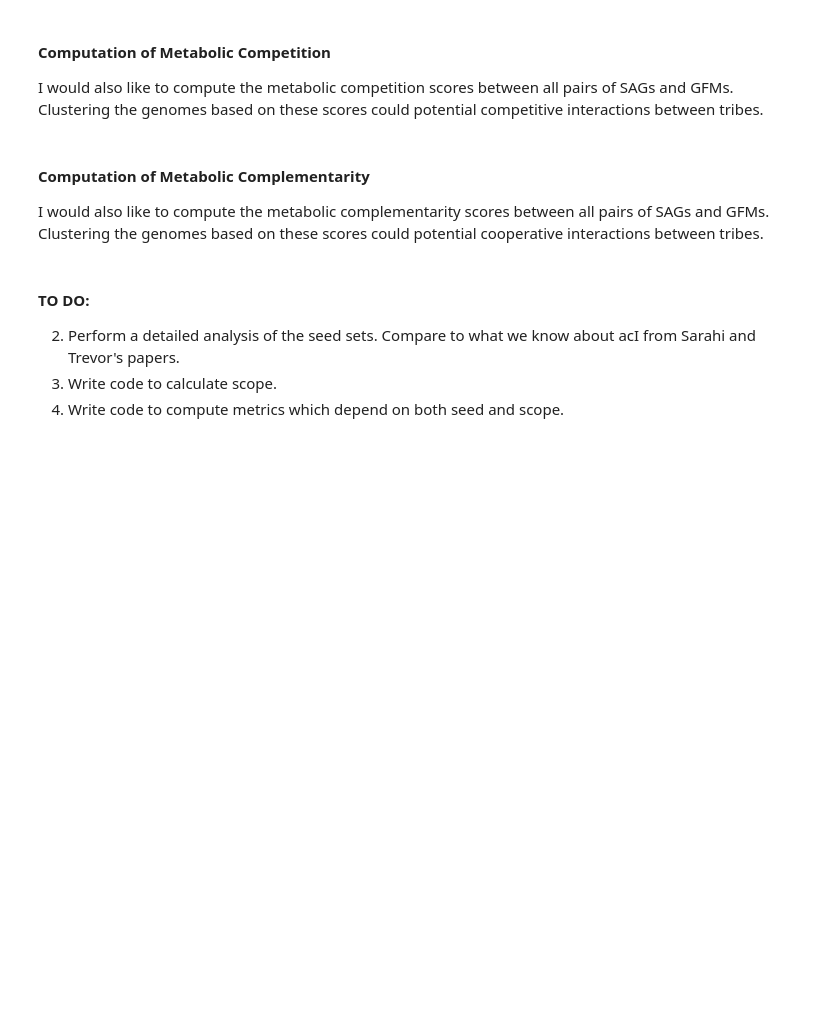
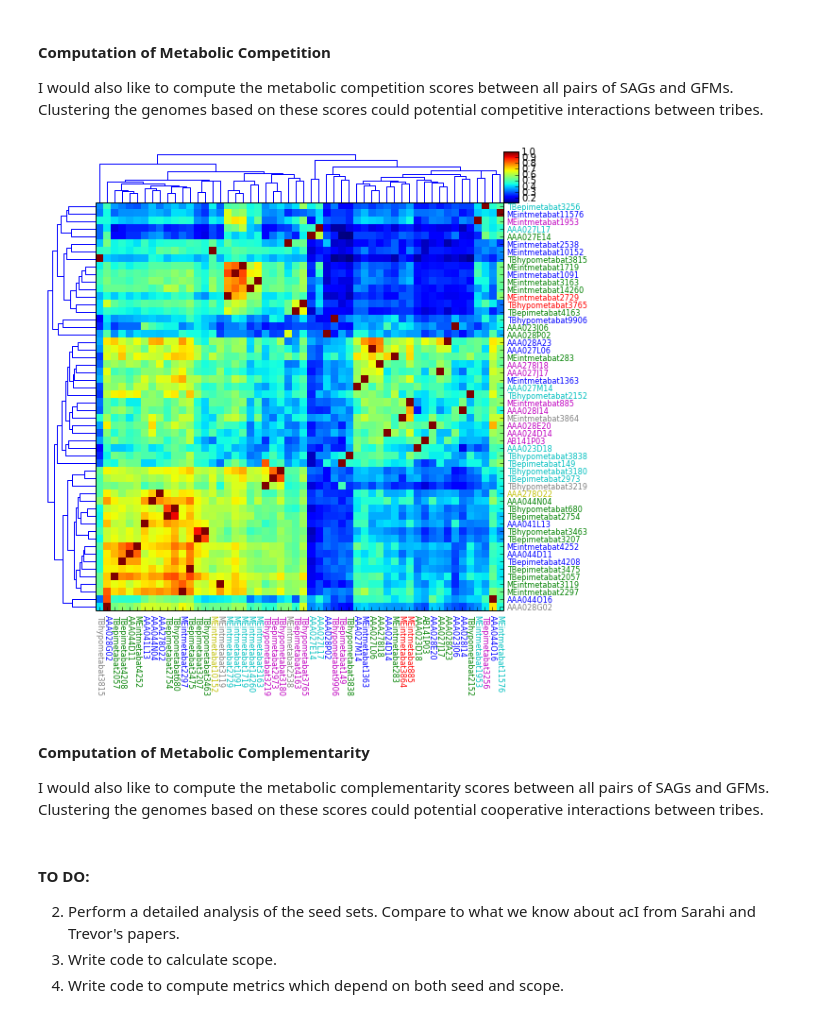
Before and after one commit to celawson87/reverseEcology, a Jupyter notebook: iPythonNotebooks/ReverseEcology.ipynb, the cells around one changed output. Drawn from its saved outputs; the diff is of its cells as text; code cells hidden in the pictures; blank space fills up the shorter version.

Commit message:
Update RE.ipynb to use taxonomy file rather than separate actinoColors file

```diff
--- a/iPythonNotebooks/ReverseEcology.ipynb
+++ b/iPythonNotebooks/ReverseEcology.ipynb
@@ -579,7 +589,9 @@ ef.normalizedSeedCounts(dirList, processedDataDir, summaryStatsDir)
 I would also like to compute the metabolic competition scores between all pairs of SAGs and GFMs. Clustering the genomes based on these scores could potential competitive interactions between tribes.
 # %%
 metabCompeteDF = ef.computeMetabCompete(dirList, processedDataDir, summaryStatsDir)
-ef.clusterPairwise(metabCompeteDF, dirList, externalDataDir, summaryStatsDir, 'actinoColors.csv', 'metabolicCompetition.png')
+ef.clusterPairwise(metabCompeteDF, dirList, externalDataDir, summaryStatsDir, 'taxonomy.csv', 'metabolicCompetition.png')
+# %% [output]
+[figure, added]
 # %% [markdown]
 #### Computation of Metabolic Complementarity
 
```
Also changed, not shown: parts of 5 cells of this notebook.
